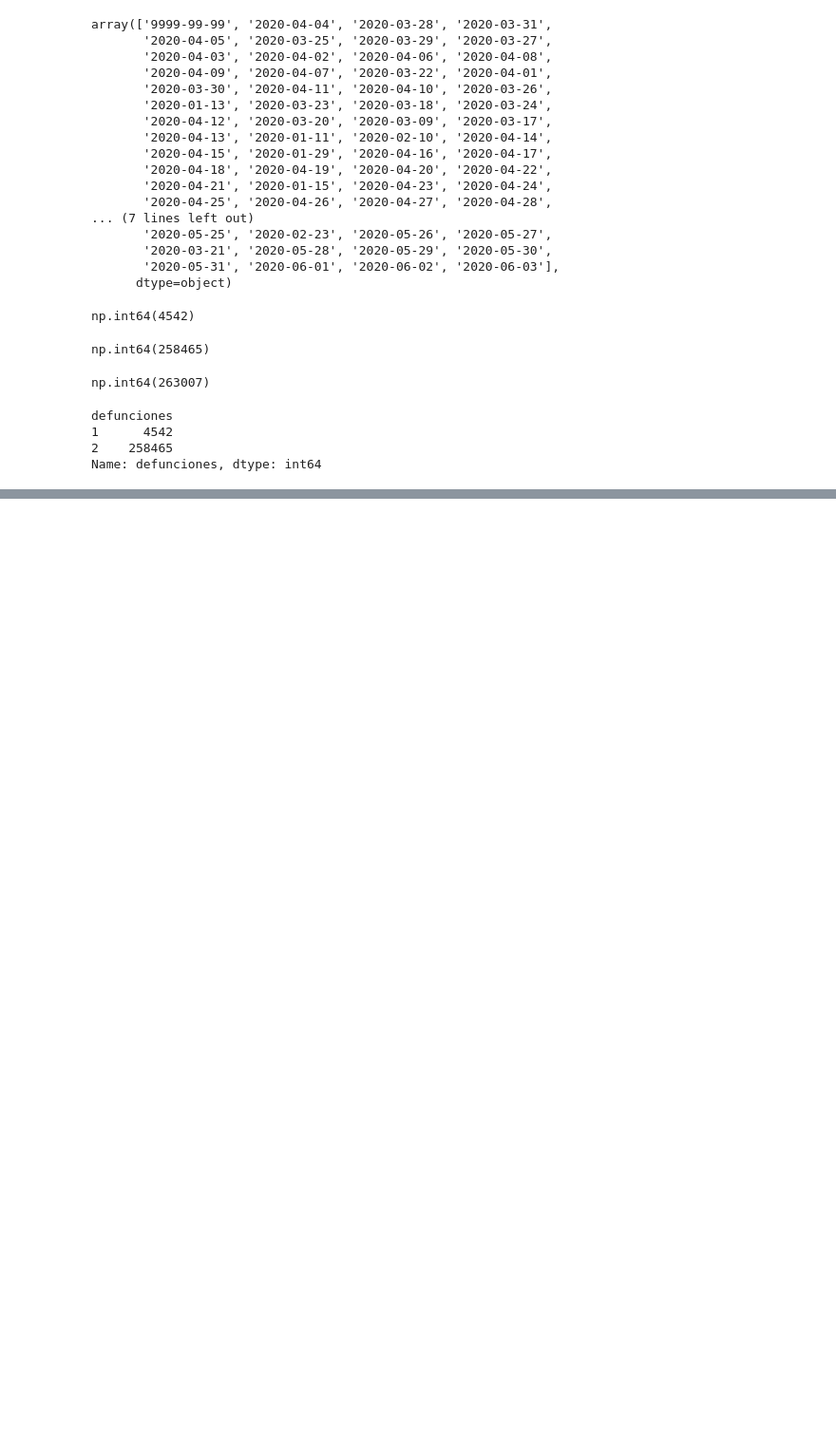
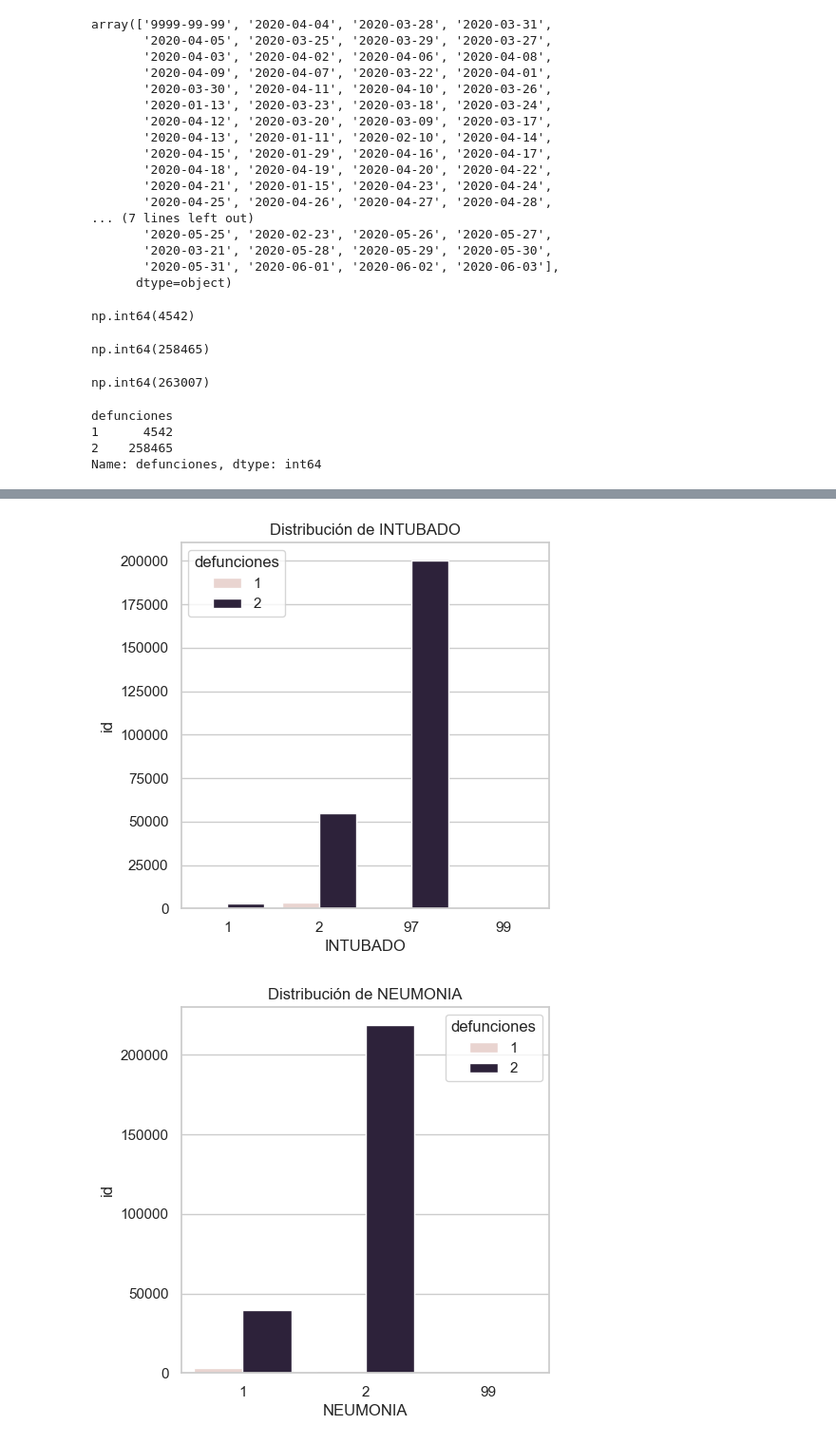
Before and after one commit to Alexis-martinezr/Machine-learning-biociencias, a Jupyter notebook: Análisis de covid en México.ipynb, the cells around one changed output, grey strips where cells are left out. Shown at 95% size. Cells and saved outputs as stored; diff of their text form; code cells hidden in the pictures; blank space fills up the shorter version.

```diff
--- a/Análisis de covid en México.ipynb
+++ b/Análisis de covid en México.ipynb
@@ -155,0 +154,20 @@ graf_barras_2(data, 'PAIS_ORIGEN ', 'id', 1, 1, 'enfermos por')
+# %%
+columnas = ['INTUBADO', 'NEUMONIA', 'EMBARAZO',
+       'HABLA_LENGUA_INDIG', 'DIABETES', 'EPOC', 'ASMA', 'INMUSUPR',
+       'HIPERTENSION', 'OTRA_COM', 'CARDIOVASCULAR', 'OBESIDAD',
+       'RENAL_CRONICA', 'TABAQUISMO']
+# %%
+def graf_barras(df, x):
+    # Agrupamos y contamos pacientes
+    plt.figure(figsize=(5,5))
+    df_g = df.groupby(['defunciones', x])['id'].nunique().reset_index()
+
+    # Graficamos
+    sns.barplot(data=df_g, x=x, y='id', hue ='defunciones')
+    plt.title(f'Distribución de {x}')
+# %%
+for columna in columnas:
+    graf_barras(data, columna)
+# %% [output]
+[figure, added]
+[figure, added]
```
Also changed, not shown: parts of 4 cells of this notebook, 3 other files.
